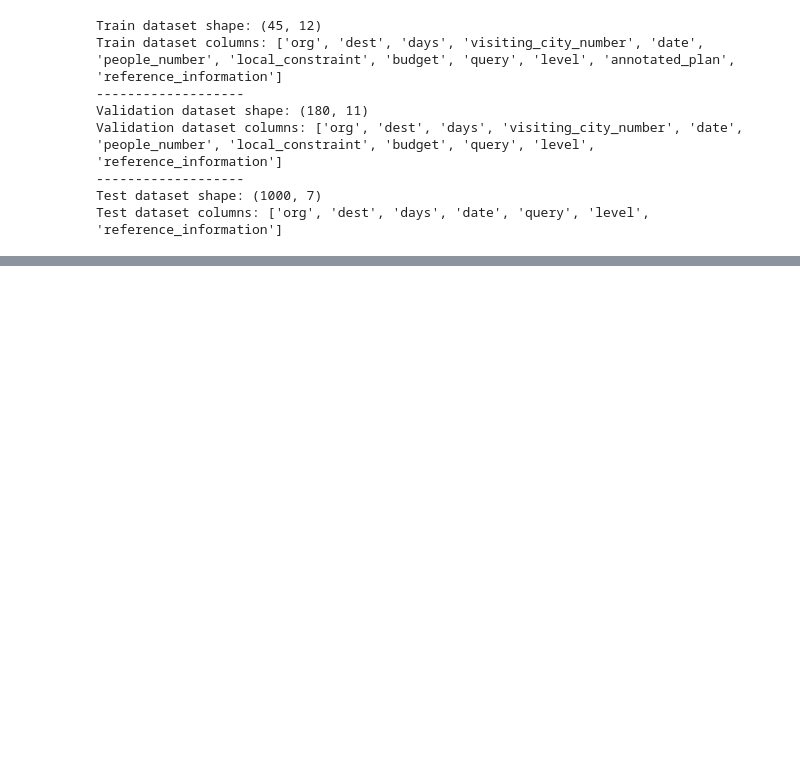
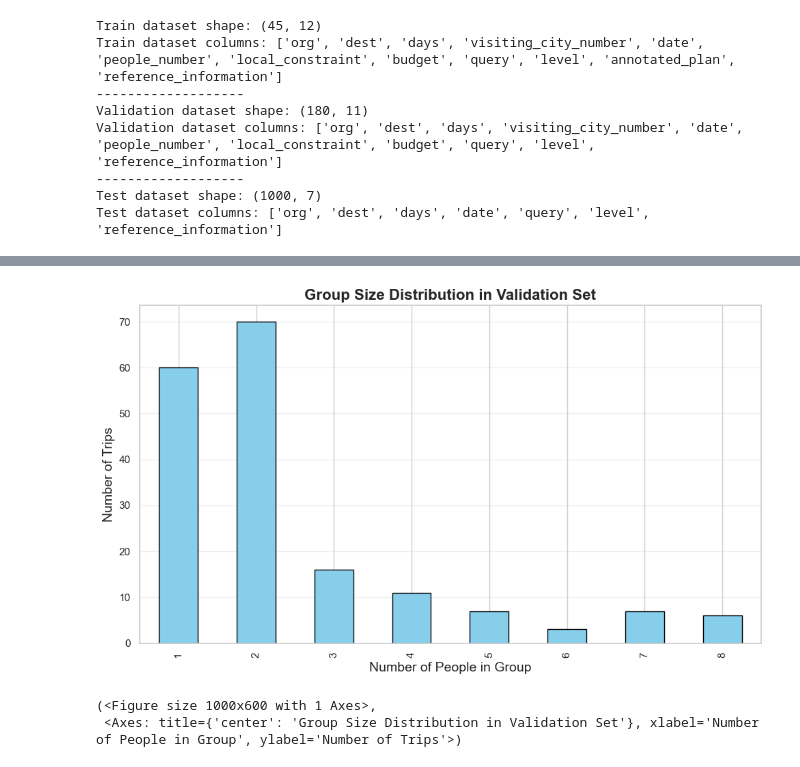
Before and after one commit to amarHrvc/IT335_intro-to_nlp, a Jupyter notebook: TravelPLannerDataSet.ipynb, the cells around one changed output, grey strips where cells are left out. Drawn from its saved outputs; the diff is of its cells as text; code cells hidden in the pictures; blank space fills up the shorter version.

```diff
--- a/TravelPLannerDataSet.ipynb
+++ b/TravelPLannerDataSet.ipynb
@@ -36,0 +267,11 @@ Test dataset columns: ['org', 'dest', 'days', 'date', 'query', 'level', 'referen
+# %%
+### groups size distribution plot
+plot_value_distribution(validation_df, 'people_number',
+                        title='Group Size Distribution in Validation Set',
+                        xlabel='Number of People in Group',
+                        ylabel='Number of Trips',
+   save_path='results/groups_size.png')
+# %% [output]
+[figure, added]
+(<Figure size 1000x600 with 1 Axes>,
+ <Axes: title={'center': 'Group Size Distribution in Validation Set'}, xlabel='Number of People in Group', ylabel='Number of Trips'>)
```
Also changed, not shown: parts of 15 cells of this notebook, 8 other files.
